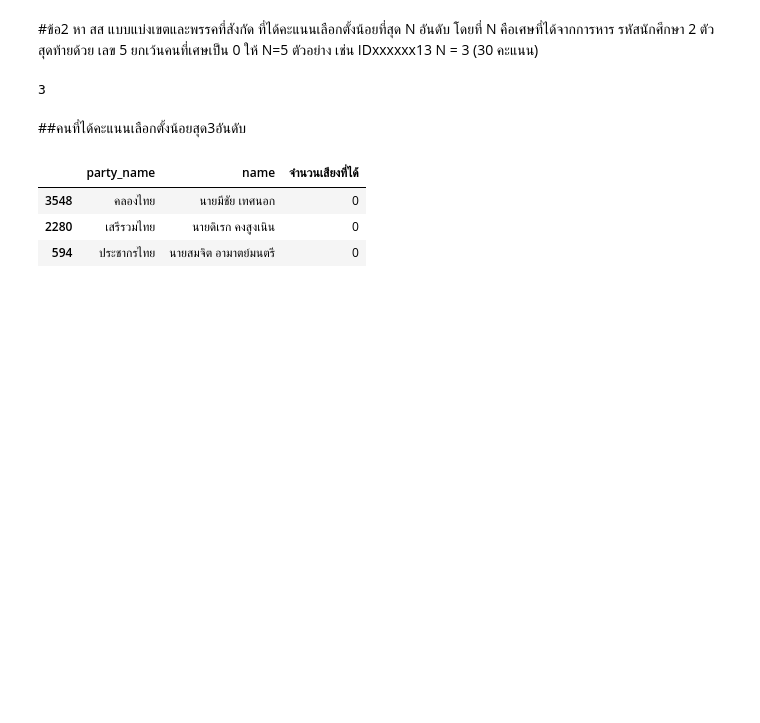
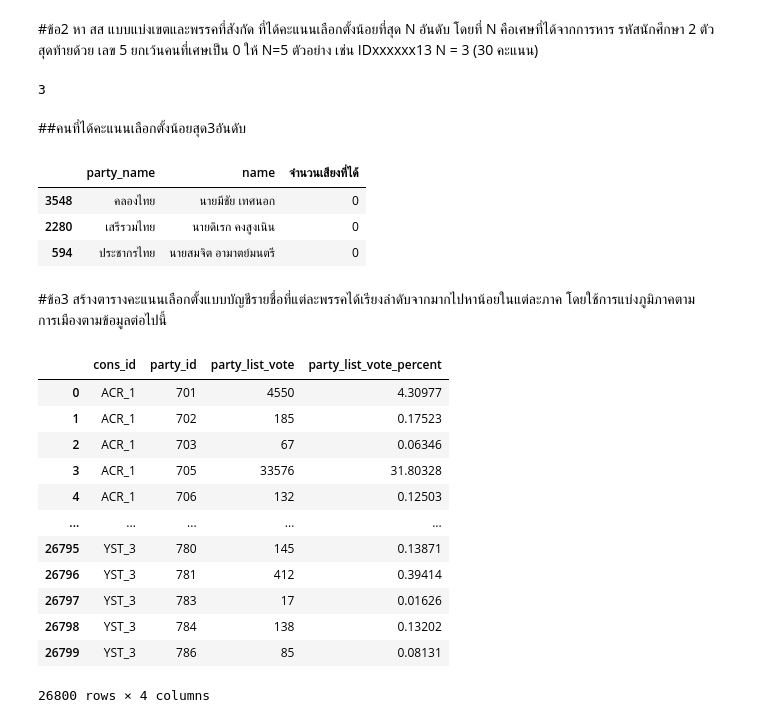
Before and after one commit to kwansawanth/python_dataviz2023, a Jupyter notebook: midterm_basicpythonanddataviz2023.ipynb, the cells around one changed output. Drawn from its saved outputs; the diff is of its cells as text; code cells hidden in the pictures; blank space fills up the shorter version.

```diff
--- a/midterm_basicpythonanddataviz2023.ipynb
+++ b/midterm_basicpythonanddataviz2023.ipynb
@@ -130,3 +130,5 @@ Ans2
 | 3548 | คลองไทย | นายมีชัย เทศนอก | 0 |
 | 2280 | เสรีรวมไทย | นายดิเรก คงสูงเนิน | 0 |
 | 594 | ประชากรไทย | นายสมจิต อามาตย์มนตรี | 0 |
+# %% [markdown]
+#ข้อ3 สร้างตารางคะแนนเลือกตั้งแบบบัญชีรายชื่อที่แต่ละพรรคได้เรียงลำดับจากมากไปหาน้อยในแต่ละภาค โดยใช้การแบ่งภูมิภาคตามการเมืองตามข้อมูลต่อไปนี้
@@ -132,0 +137,18 @@ Ans2
+# %%
+
+re_p = pd.read_excel('/content/drive/MyDrive/dataviz23/midterm/ectreport66.xlsx',sheet_name = 'result_constituencies_PartyList')
+re_p
+# %% [output]
+|  | cons_id | party_id | party_list_vote | party_list_vote_percent |
+| 0 | ACR_1 | 701 | 4550 | 4.30977 |
+| 1 | ACR_1 | 702 | 185 | 0.17523 |
+| 2 | ACR_1 | 703 | 67 | 0.06346 |
+| 3 | ACR_1 | 705 | 33576 | 31.80328 |
+| 4 | ACR_1 | 706 | 132 | 0.12503 |
+| ... | ... | ... | ... | ... |
+| 26795 | YST_3 | 780 | 145 | 0.13871 |
+| 26796 | YST_3 | 781 | 412 | 0.39414 |
+| 26797 | YST_3 | 783 | 17 | 0.01626 |
+| 26798 | YST_3 | 784 | 138 | 0.13202 |
+| 26799 | YST_3 | 786 | 85 | 0.08131 |
+26800 rows × 4 columns
```
Also changed, not shown: parts of 5 cells of this notebook.
